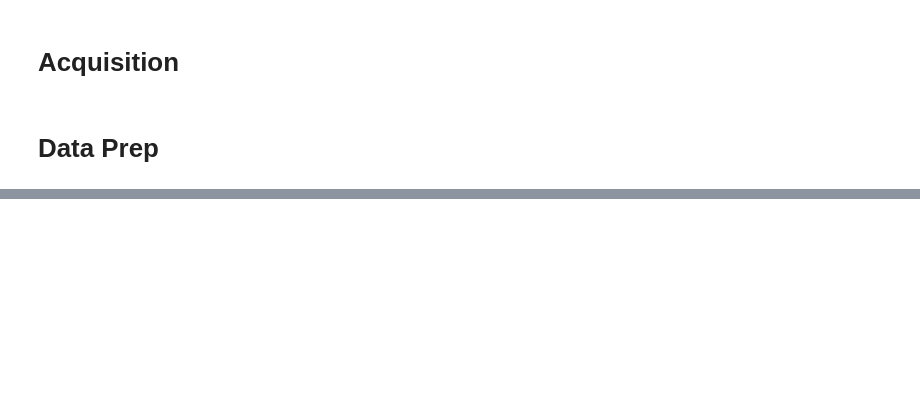
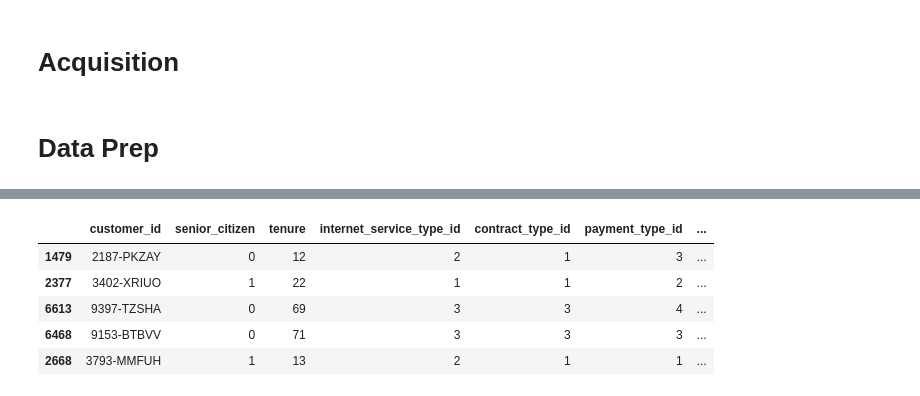
Before and after one commit to classification-project-steven-nicole/classification_project, a Jupyter notebook: steven_classification_project.ipynb, the cells around one changed output, grey strips where cells are left out. Saved outputs shown, nothing was run; the diff lists cells and outputs as text; code cells hidden in the pictures; blank space fills up the shorter version.

```diff
--- a/steven_classification_project.ipynb
+++ b/steven_classification_project.ipynb
@@ -123,0 +164,9 @@ Index(['customer_id', 'senior_citizen', 'partner', 'dependents', 'tenure',
+# %%
+train.head()
+# %% [output]
+|  | customer_id | senior_citizen | tenure | internet_service_type_id | contract_type_id | payment_type_id | ... |
+| 1479 | 2187-PKZAY | 0 | 12 | 2 | 1 | 3 | ... |
+| 2377 | 3402-XRIUO | 1 | 22 | 1 | 1 | 2 | ... |
+| 6613 | 9397-TZSHA | 0 | 69 | 3 | 3 | 4 | ... |
+| 6468 | 9153-BTBVV | 0 | 71 | 3 | 3 | 3 | ... |
+| 2668 | 3793-MMFUH | 1 | 13 | 2 | 1 | 1 | ... |
```
Also changed, not shown: parts of 31 cells of this notebook.
